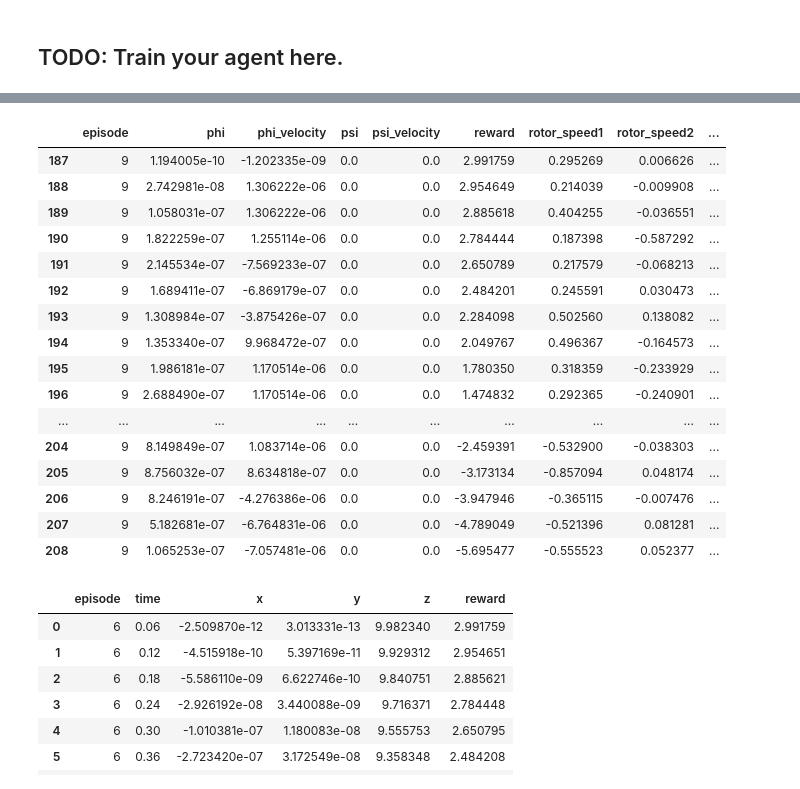
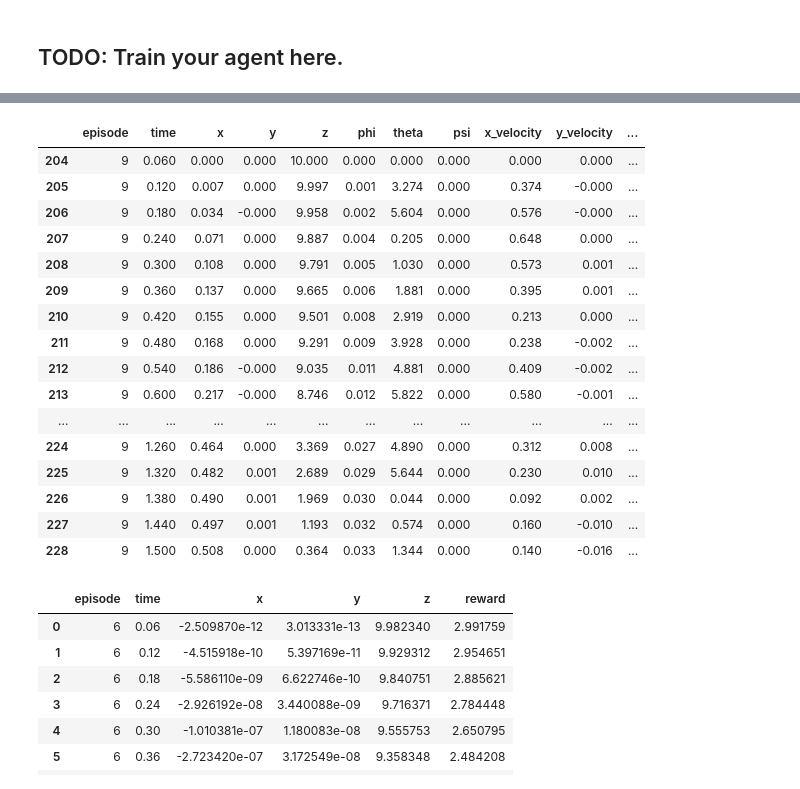
Before and after one commit to vuiseng9/RL-Quadcopter-2, a Jupyter notebook: Quadcopter_Project.ipynb, the cells around one changed output, grey strips where cells are left out. Saved outputs shown, nothing was run; the diff lists cells and outputs as text; code cells hidden in the pictures.

```diff
--- a/Quadcopter_Project.ipynb
+++ b/Quadcopter_Project.ipynb
@@ -288,24 +297,24 @@ Episode 10       Score: 2.71
 # %%
-df = pd.DataFrame(results)
+df = pd.DataFrame(step_data)
 df[df.episode == 9]
 # %% [output]
-|  | episode | phi | phi_velocity | psi | psi_velocity | reward | rotor_speed1 | rotor_speed2 | ... |
-| 187 | 9 | 1.194005e-10 | -1.202335e-09 | 0.0 | 0.0 | 2.991759 | 0.295269 | 0.006626 | ... |
-| 188 | 9 | 2.742981e-08 | 1.306222e-06 | 0.0 | 0.0 | 2.954649 | 0.214039 | -0.009908 | ... |
-| 189 | 9 | 1.058031e-07 | 1.306222e-06 | 0.0 | 0.0 | 2.885618 | 0.404255 | -0.036551 | ... |
-| 190 | 9 | 1.822259e-07 | 1.255114e-06 | 0.0 | 0.0 | 2.784444 | 0.187398 | -0.587292 | ... |
-| 191 | 9 | 2.145534e-07 | -7.569233e-07 | 0.0 | 0.0 | 2.650789 | 0.217579 | -0.068213 | ... |
-| 192 | 9 | 1.689411e-07 | -6.869179e-07 | 0.0 | 0.0 | 2.484201 | 0.245591 | 0.030473 | ... |
-| 193 | 9 | 1.308984e-07 | -3.875426e-07 | 0.0 | 0.0 | 2.284098 | 0.502560 | 0.138082 | ... |
-| 194 | 9 | 1.353340e-07 | 9.968472e-07 | 0.0 | 0.0 | 2.049767 | 0.496367 | -0.164573 | ... |
-| 195 | 9 | 1.986181e-07 | 1.170514e-06 | 0.0 | 0.0 | 1.780350 | 0.318359 | -0.233929 | ... |
-| 196 | 9 | 2.688490e-07 | 1.170514e-06 | 0.0 | 0.0 | 1.474832 | 0.292365 | -0.240901 | ... |
-| ... | ... | ... | ... | ... | ... | ... | ... | ... | ... |
-| 204 | 9 | 8.149849e-07 | 1.083714e-06 | 0.0 | 0.0 | -2.459391 | -0.532900 | -0.038303 | ... |
-| 205 | 9 | 8.756032e-07 | 8.634818e-07 | 0.0 | 0.0 | -3.173134 | -0.857094 | 0.048174 | ... |
-| 206 | 9 | 8.246191e-07 | -4.276386e-06 | 0.0 | 0.0 | -3.947946 | -0.365115 | -0.007476 | ... |
-| 207 | 9 | 5.182681e-07 | -6.764831e-06 | 0.0 | 0.0 | -4.789049 | -0.521396 | 0.081281 | ... |
-| 208 | 9 | 1.065253e-07 | -7.057481e-06 | 0.0 | 0.0 | -5.695477 | -0.555523 | 0.052377 | ... |
+|  | episode | time | x | y | z | phi | theta | psi | x_velocity | y_velocity | ... |
+| 204 | 9 | 0.060 | 0.000 | 0.000 | 10.000 | 0.000 | 0.000 | 0.000 | 0.000 | 0.000 | ... |
+| 205 | 9 | 0.120 | 0.007 | 0.000 | 9.997 | 0.001 | 3.274 | 0.000 | 0.374 | -0.000 | ... |
+| 206 | 9 | 0.180 | 0.034 | -0.000 | 9.958 | 0.002 | 5.604 | 0.000 | 0.576 | -0.000 | ... |
+| 207 | 9 | 0.240 | 0.071 | 0.000 | 9.887 | 0.004 | 0.205 | 0.000 | 0.648 | 0.000 | ... |
+| 208 | 9 | 0.300 | 0.108 | 0.000 | 9.791 | 0.005 | 1.030 | 0.000 | 0.573 | 0.001 | ... |
+| 209 | 9 | 0.360 | 0.137 | 0.000 | 9.665 | 0.006 | 1.881 | 0.000 | 0.395 | 0.001 | ... |
+| 210 | 9 | 0.420 | 0.155 | 0.000 | 9.501 | 0.008 | 2.919 | 0.000 | 0.213 | 0.000 | ... |
+| 211 | 9 | 0.480 | 0.168 | 0.000 | 9.291 | 0.009 | 3.928 | 0.000 | 0.238 | -0.002 | ... |
+| 212 | 9 | 0.540 | 0.186 | -0.000 | 9.035 | 0.011 | 4.881 | 0.000 | 0.409 | -0.002 | ... |
+| 213 | 9 | 0.600 | 0.217 | -0.000 | 8.746 | 0.012 | 5.822 | 0.000 | 0.580 | -0.001 | ... |
+| ... | ... | ... | ... | ... | ... | ... | ... | ... | ... | ... | ... |
+| 224 | 9 | 1.260 | 0.464 | 0.000 | 3.369 | 0.027 | 4.890 | 0.000 | 0.312 | 0.008 | ... |
+| 225 | 9 | 1.320 | 0.482 | 0.001 | 2.689 | 0.029 | 5.644 | 0.000 | 0.230 | 0.010 | ... |
+| 226 | 9 | 1.380 | 0.490 | 0.001 | 1.969 | 0.030 | 0.044 | 0.000 | 0.092 | 0.002 | ... |
+| 227 | 9 | 1.440 | 0.497 | 0.001 | 1.193 | 0.032 | 0.574 | 0.000 | 0.160 | -0.010 | ... |
+| 228 | 9 | 1.500 | 0.508 | 0.000 | 0.364 | 0.033 | 1.344 | 0.000 | 0.140 | -0.016 | ... |
 # %%
 df = pd.DataFrame(results)
 df[df.episode == 6][['episode','time','x','y','z','reward']].reset_index(drop=True)
```
Also changed, not shown: parts of 9 cells of this notebook, 2 other files.
